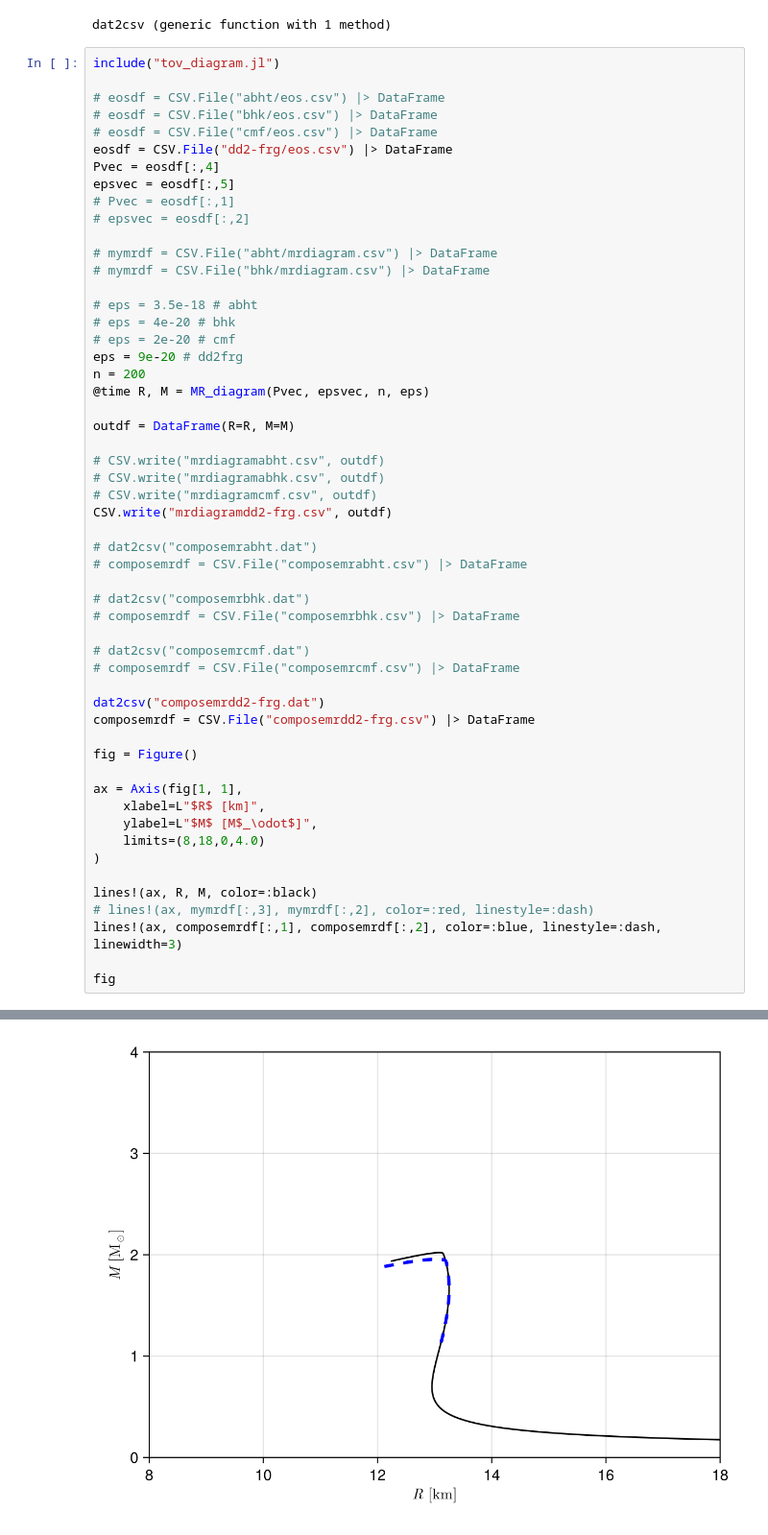
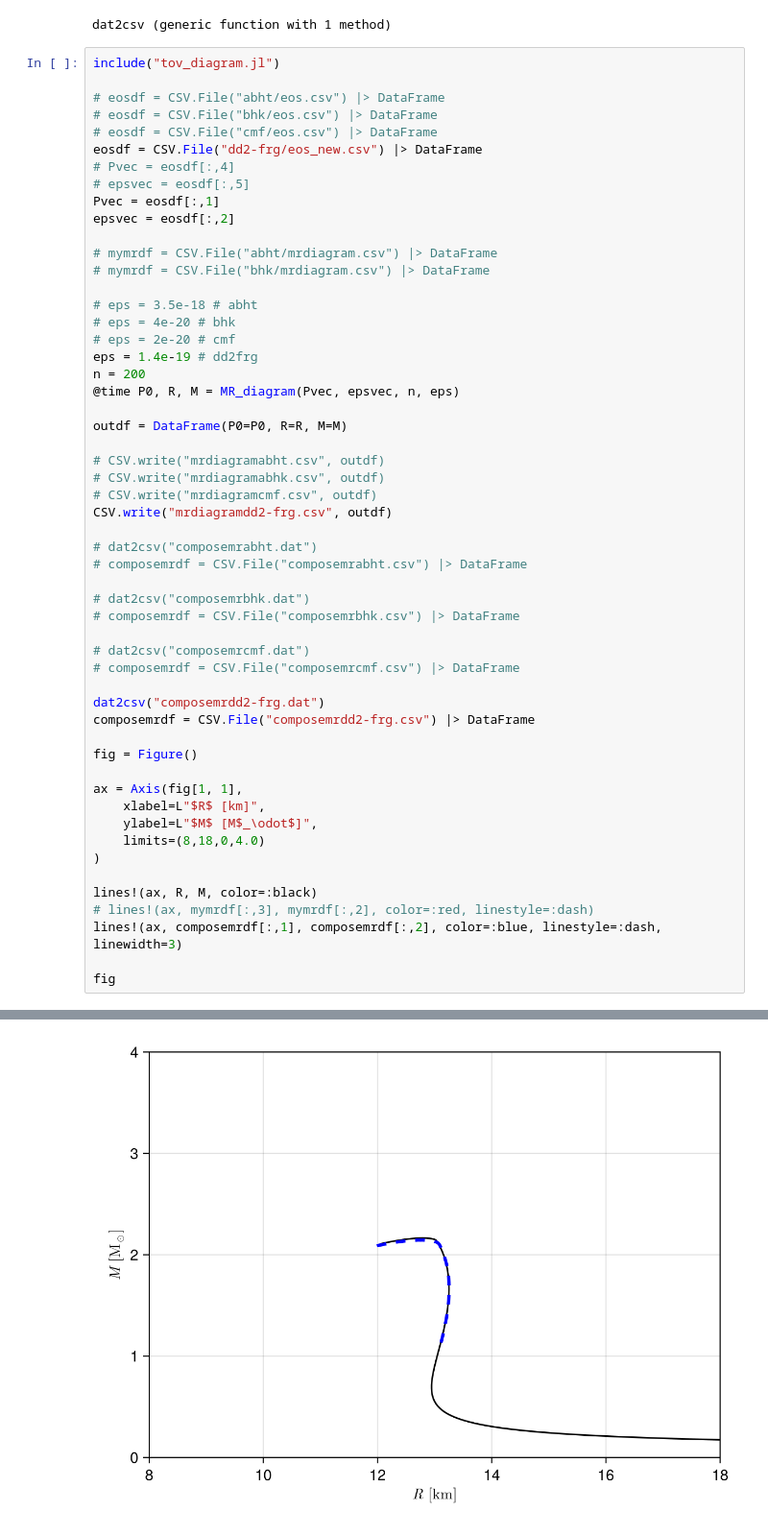
Before and after one commit to SunkPlane29/tov_arthur.jl, a Jupyter notebook: test.ipynb, the cells around one changed output, grey strips where cells are left out. Shown: that part at 96% size. Saved outputs shown, nothing was run; the diff lists cells and outputs as text.

```diff
--- a/test.ipynb
+++ b/test.ipynb
@@ -25,11 +25,11 @@ include("tov_diagram.jl")
 # eosdf = CSV.File("abht/eos.csv") |> DataFrame
 # eosdf = CSV.File("bhk/eos.csv") |> DataFrame
 # eosdf = CSV.File("cmf/eos.csv") |> DataFrame
-eosdf = CSV.File("dd2-frg/eos.csv") |> DataFrame
-Pvec = eosdf[:,4]
-epsvec = eosdf[:,5]
-# Pvec = eosdf[:,1]
-# epsvec = eosdf[:,2]
+eosdf = CSV.File("dd2-frg/eos_new.csv") |> DataFrame
+# Pvec = eosdf[:,4]
+# epsvec = eosdf[:,5]
+Pvec = eosdf[:,1]
+epsvec = eosdf[:,2]
 
 # mymrdf = CSV.File("abht/mrdiagram.csv") |> DataFrame
 # mymrdf = CSV.File("bhk/mrdiagram.csv") |> DataFrame
@@ -37,11 +37,11 @@ epsvec = eosdf[:,5]
 # eps = 3.5e-18 # abht
 # eps = 4e-20 # bhk
 # eps = 2e-20 # cmf
-eps = 9e-20 # dd2frg
+eps = 1.4e-19 # dd2frg
 n = 200
-@time R, M = MR_diagram(Pvec, epsvec, n, eps)
+@time P0, R, M = MR_diagram(Pvec, epsvec, n, eps)
 
-outdf = DataFrame(R=R, M=M)
+outdf = DataFrame(P0=P0, R=R, M=M)
 
 # CSV.write("mrdiagramabht.csv", outdf)
 # CSV.write("mrdiagramabhk.csv", outdf)
@@ -78 +78 @@ fig
-[figure, old version]
+[figure, new version]
```
Also changed, not shown: parts of 1 cell of this notebook, 16 other files.
